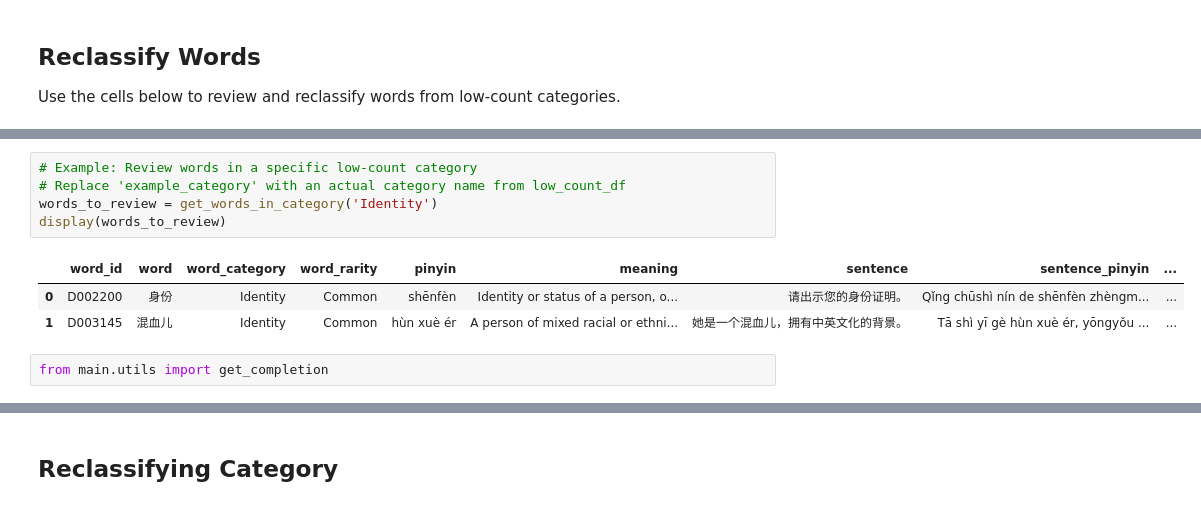
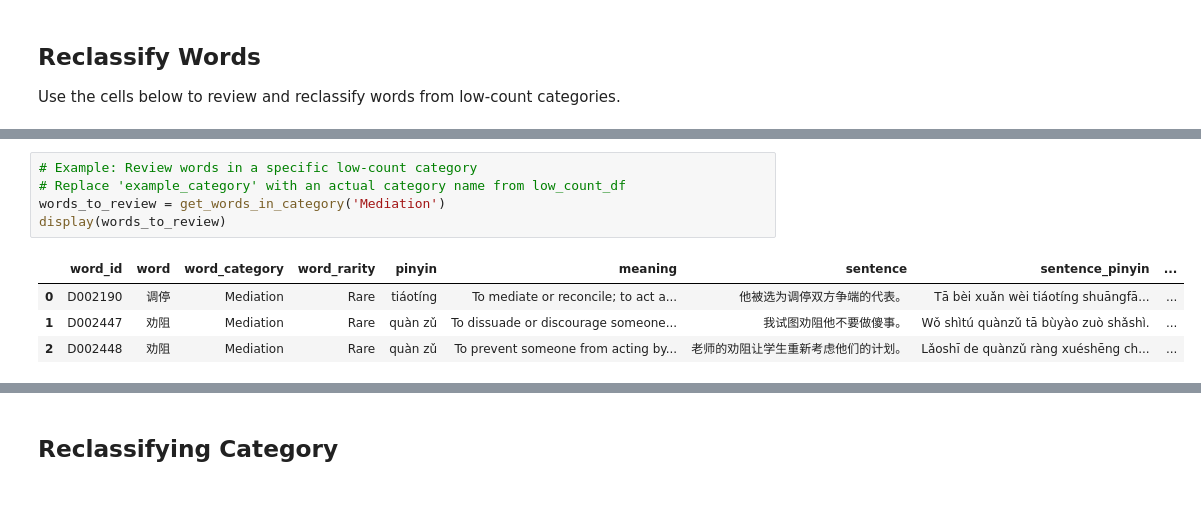
Before and after one commit to tuawong/GPT4LanguageLearning, a Jupyter notebook: notebook/AdjustWordsCategory.ipynb, the cells around one changed output, grey strips where cells are left out. Drawn from its saved outputs; the diff is of its cells as text.

```diff
--- a/notebook/AdjustWordsCategory.ipynb
+++ b/notebook/AdjustWordsCategory.ipynb
@@ -208,11 +209,10 @@ Found 23 categories with 5 or fewer words:
 # %%
 # Example: Review words in a specific low-count category
 # Replace 'example_category' with an actual category name from low_count_df
-words_to_review = get_words_in_category('Identity')
+words_to_review = get_words_in_category('Mediation')
 display(words_to_review)
 # %% [output]
 |  | word_id | word | word_category | word_rarity | pinyin | meaning | sentence | sentence_pinyin | ... |
-| 0 | D002200 | 身份 | Identity | Common | shēnfèn | Identity or status of a person, o... | 请出示您的身份证明。 | Qǐng chūshì nín de shēnfèn zhèngm... | ... |
-| 1 | D003145 | 混血儿 | Identity | Common | hùn xuè ér | A person of mixed racial or ethni... | 她是一个混血儿，拥有中英文化的背景。 | Tā shì yī gè hùn xuè ér, yōngyǒu ... | ... |
+| 0 | D002190 | 调停 | Mediation | Rare | tiáotíng | To mediate or reconcile; to act a... | 他被选为调停双方争端的代表。 | Tā bèi xuǎn wèi tiáotíng shuāngfā... | ... |
+| 1 | D002447 | 劝阻 | Mediation | Rare | quàn zǔ | To dissuade or discourage someone... | 我试图劝阻他不要做傻事。 | Wǒ shìtú quànzǔ tā bùyào zuò shǎshì. | ... |
+| 2 | D002448 | 劝阻 | Mediation | Rare | quàn zǔ | To prevent someone from acting by... | 老师的劝阻让学生重新考虑他们的计划。 | Lǎoshī de quànzǔ ràng xuéshēng ch... | ... |
-# %%
-from main.utils import get_completion
```
Also changed, not shown: parts of 9 cells of this notebook, 2 other files.
